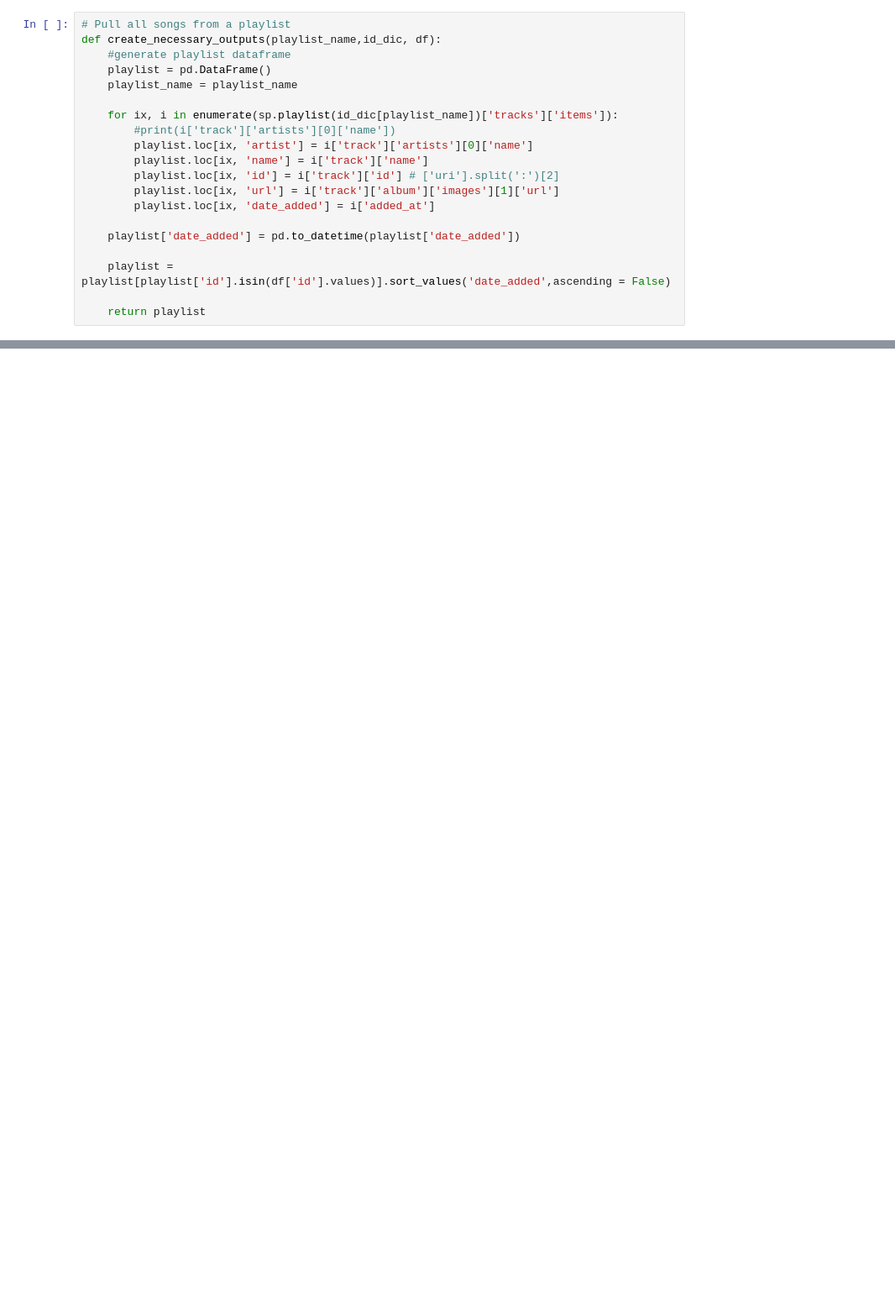
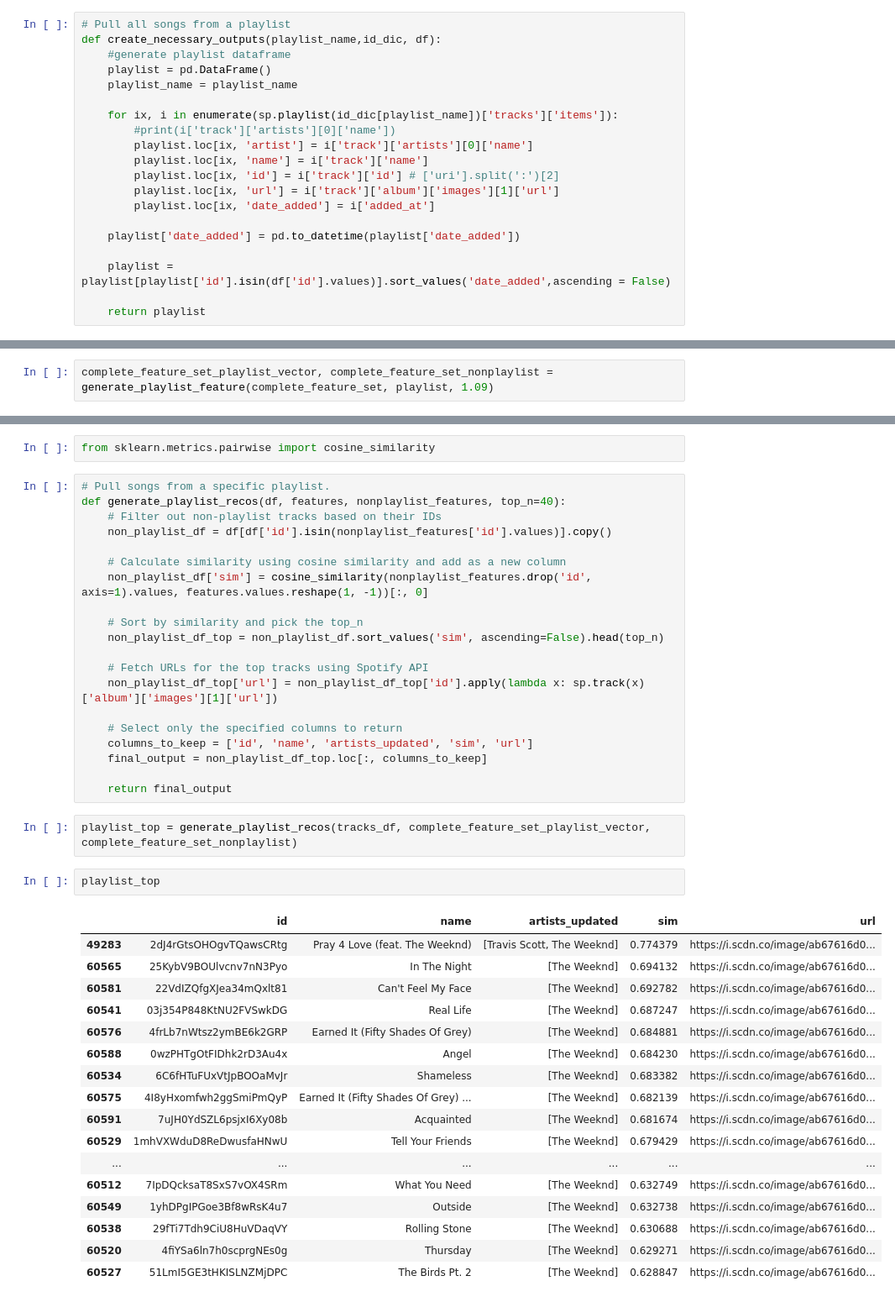
Before and after one commit to icekreem27/spotify-playlist-recommendation, a Jupyter notebook: spotify.ipynb, the cells around one changed output, grey strips where cells are left out. Shown at 84% size. Cells and saved outputs as stored; diff of their text form; blank space fills up the shorter version.

```diff
--- a/spotify.ipynb
+++ b/spotify.ipynb
@@ -382,0 +414,2 @@ playlist_15
+# %%
+complete_feature_set_playlist_vector, complete_feature_set_nonplaylist = generate_playlist_feature(complete_feature_set, playlist, 1.09)
@@ -382,0 +422,44 @@ playlist_15
+# %%
+from sklearn.metrics.pairwise import cosine_similarity
+# %%
+# Pull songs from a specific playlist.
+def generate_playlist_recos(df, features, nonplaylist_features, top_n=40):
+    # Filter out non-playlist tracks based on their IDs
+    non_playlist_df = df[df['id'].isin(nonplaylist_features['id'].values)].copy()
+
+    # Calculate similarity using cosine similarity and add as a new column
+    non_playlist_df['sim'] = cosine_similarity(nonplaylist_features.drop('id', axis=1).values, features.values.reshape(1, -1))[:, 0]
+
+    # Sort by similarity and pick the top_n
+    non_playlist_df_top = non_playlist_df.sort_values('sim', ascending=False).head(top_n)
+
+    # Fetch URLs for the top tracks using Spotify API
+    non_playlist_df_top['url'] = non_playlist_df_top['id'].apply(lambda x: sp.track(x)['album']['images'][1]['url'])
+
+    # Select only the specified columns to return
+    columns_to_keep = ['id', 'name', 'artists_updated', 'sim', 'url']
+    final_output = non_playlist_df_top.loc[:, columns_to_keep]
+
+    return final_output
+# %%
+playlist_top = generate_playlist_recos(tracks_df, complete_feature_set_playlist_vector, complete_feature_set_nonplaylist)
+# %%
+playlist_top
+# %% [output]
+|  | id | name | artists_updated | sim | url |
+| 49283 | 2dJ4rGtsOHOgvTQawsCRtg | Pray 4 Love (feat. The Weeknd) | [Travis Scott, The Weeknd] | 0.774379 | https://i.scdn.co/image/ab67616d0... |
+| 60565 | 25KybV9BOUlvcnv7nN3Pyo | In The Night | [The Weeknd] | 0.694132 | https://i.scdn.co/image/ab67616d0... |
+| 60581 | 22VdIZQfgXJea34mQxlt81 | Can't Feel My Face | [The Weeknd] | 0.692782 | https://i.scdn.co/image/ab67616d0... |
+| 60541 | 03j354P848KtNU2FVSwkDG | Real Life | [The Weeknd] | 0.687247 | https://i.scdn.co/image/ab67616d0... |
+| 60576 | 4frLb7nWtsz2ymBE6k2GRP | Earned It (Fifty Shades Of Grey) | [The Weeknd] | 0.684881 | https://i.scdn.co/image/ab67616d0... |
+| 60588 | 0wzPHTgOtFIDhk2rD3Au4x | Angel | [The Weeknd] | 0.684230 | https://i.scdn.co/image/ab67616d0... |
+| 60534 | 6C6fHTuFUxVtJpBOOaMvJr | Shameless | [The Weeknd] | 0.683382 | https://i.scdn.co/image/ab67616d0... |
+| 60575 | 4I8yHxomfwh2ggSmiPmQyP | Earned It (Fifty Shades Of Grey) ... | [The Weeknd] | 0.682139 | https://i.scdn.co/image/ab67616d0... |
+| 60591 | 7uJH0YdSZL6psjxI6Xy08b | Acquainted | [The Weeknd] | 0.681674 | https://i.scdn.co/image/ab67616d0... |
+| 60529 | 1mhVXWduD8ReDwusfaHNwU | Tell Your Friends | [The Weeknd] | 0.679429 | https://i.scdn.co/image/ab67616d0... |
+| ... | ... | ... | ... | ... | ... |
+| 60512 | 7IpDQcksaT8SxS7vOX4SRm | What You Need | [The Weeknd] | 0.632749 | https://i.scdn.co/image/ab67616d0... |
+| 60549 | 1yhDPgIPGoe3Bf8wRsK4u7 | Outside | [The Weeknd] | 0.632738 | https://i.scdn.co/image/ab67616d0... |
+| 60538 | 29fTi7Tdh9CiU8HuVDaqVY | Rolling Stone | [The Weeknd] | 0.630688 | https://i.scdn.co/image/ab67616d0... |
+| 60520 | 4fiYSa6ln7h0scprgNEs0g | Thursday | [The Weeknd] | 0.629271 | https://i.scdn.co/image/ab67616d0... |
+| 60527 | 51LmI5GE3tHKISLNZMjDPC | The Birds Pt. 2 | [The Weeknd] | 0.628847 | https://i.scdn.co/image/ab67616d0... |
```
Also changed, not shown: parts of 12 cells of this notebook.
